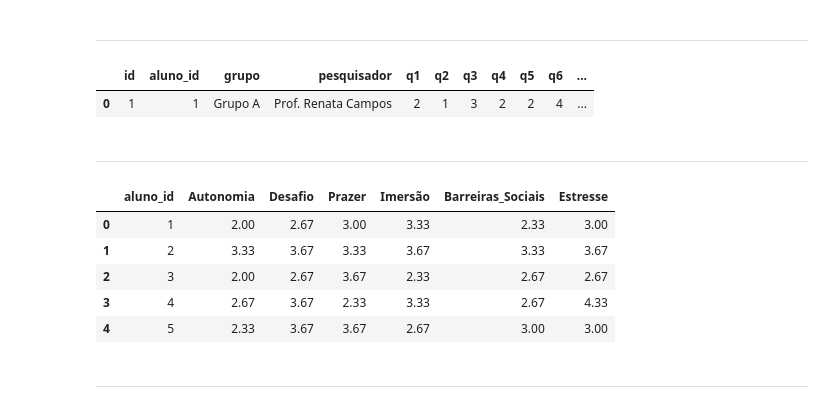
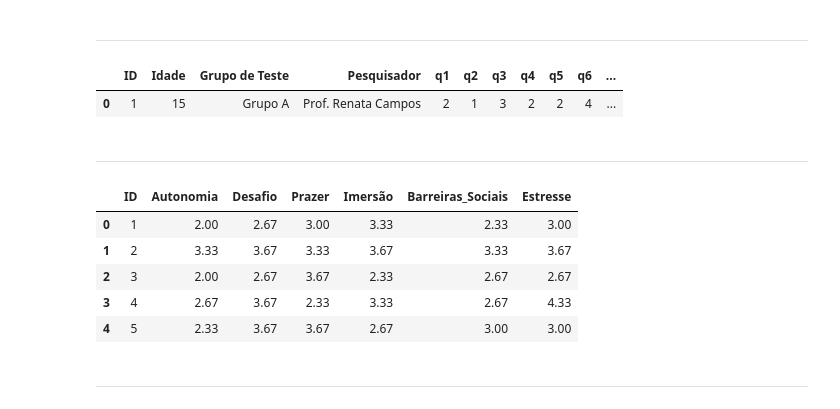
Before and after one commit to Anthony-Hilario/AnaliseDadosFunQ, a Jupyter notebook: analise-respostas-funq.ipynb, the cells around one changed output. Drawn from its saved outputs; the diff is of its cells as text; code cells hidden in the pictures.

```diff
--- a/analise-respostas-funq.ipynb
+++ b/analise-respostas-funq.ipynb
@@ -3,8 +3,11 @@ import pandas as pd
 import matplotlib.pyplot as plt
 import seaborn as sns
 
-df = pd.read_csv('respostas_formulario.csv')
-df_alunos = pd.read_csv('alunos.csv')
+# O CSV exportado pela plataforma usa ';' como separador e UTF-8 com BOM
+df = pd.read_csv('Respostas_FunQ_Alunos.csv', sep=';', encoding='utf-8-sig')
+
+# Idade ausente no export aparece como 'N/A'; converte para número (NaN quando ausente)
+df['Idade'] = pd.to_numeric(df['Idade'], errors='coerce')
 
 df = df.drop_duplicates()
 pd.set_option('display.width', 1000)
@@ -103,23 +106,23 @@ display(df[['q19_opiniao_atividade', 'q20_sentimento_jogo', 'q21_compreensao_con
 # %%
 display(df.iloc[[0]])
 # %% [output]
-|  | id | aluno_id | grupo | pesquisador | q1 | q2 | q3 | q4 | q5 | q6 | ... |
-| 0 | 1 | 1 | Grupo A | Prof. Renata Campos | 2 | 1 | 3 | 2 | 2 | 4 | ... |
+|  | ID | Idade | Grupo de Teste | Pesquisador | q1 | q2 | q3 | q4 | q5 | q6 | ... |
+| 0 | 1 | 15 | Grupo A | Prof. Renata Campos | 2 | 1 | 3 | 2 | 2 | 4 | ... |
 # %% [markdown]
 ---
 # %%
 # Média de cada dimensão por aluno
 
 # Calcula a média de cada dimensão por resposta/aluno (axis=1 calcula por linha)
 for nome_dimensao, colunas in dimensoes.items():
     df[nome_dimensao] = df[colunas].mean(axis=1)
 
 # Exibe apenas a identificação da linha do aluno e as médias calculadas
-colunas_resultado = ['aluno_id'] + list(dimensoes.keys())
+colunas_resultado = ['ID'] + list(dimensoes.keys())
 
 display(df[colunas_resultado].head().round(2))
 # %% [output]
-|  | aluno_id | Autonomia | Desafio | Prazer | Imersão | Barreiras_Sociais | Estresse |
+|  | ID | Autonomia | Desafio | Prazer | Imersão | Barreiras_Sociais | Estresse |
 | 0 | 1 | 2.00 | 2.67 | 3.00 | 3.33 | 2.33 | 3.00 |
 | 1 | 2 | 3.33 | 3.67 | 3.33 | 3.67 | 3.33 | 3.67 |
 | 2 | 3 | 2.00 | 2.67 | 3.67 | 2.33 | 2.67 | 2.67 |
```
Also changed, not shown: parts of 3 cells of this notebook, 4 other files.
